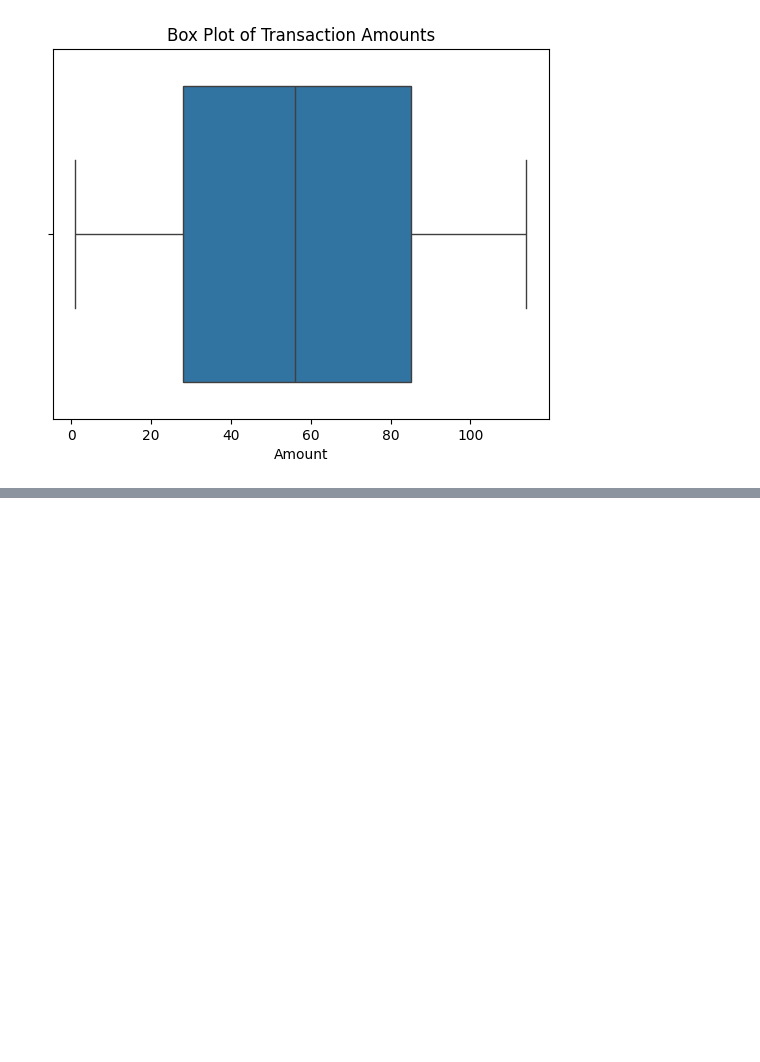
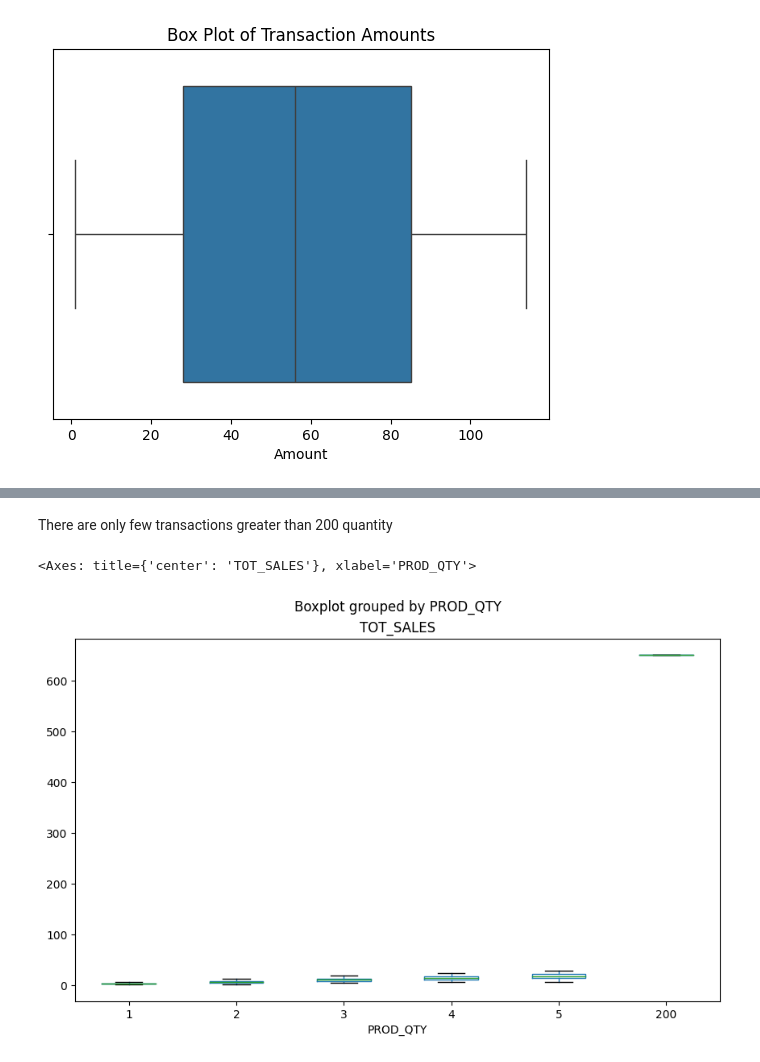
Before and after one commit to SurekhaBerlin/Quantium-Data-Analysis-Project, a Jupyter notebook: QuantiumRetailAnalytics.ipynb, the cells around one changed output, grey strips where cells are left out. Drawn from its saved outputs; the diff is of its cells as text; code cells hidden in the pictures; blank space fills up the shorter version.

```diff
--- a/QuantiumRetailAnalytics.ipynb
+++ b/QuantiumRetailAnalytics.ipynb
@@ -178,0 +389,7 @@ plt.show()
+# %% [markdown]
+There are only few transactions greater than 200 quantity
+# %%
+non_salsa.boxplot(by='PROD_QTY',column=['TOT_SALES'],grid = False,figsize=(10,6))
+# %% [output]
+<Axes: title={'center': 'TOT_SALES'}, xlabel='PROD_QTY'>
+[figure, added]
```
Also changed, not shown: parts of 101 cells of this notebook.
